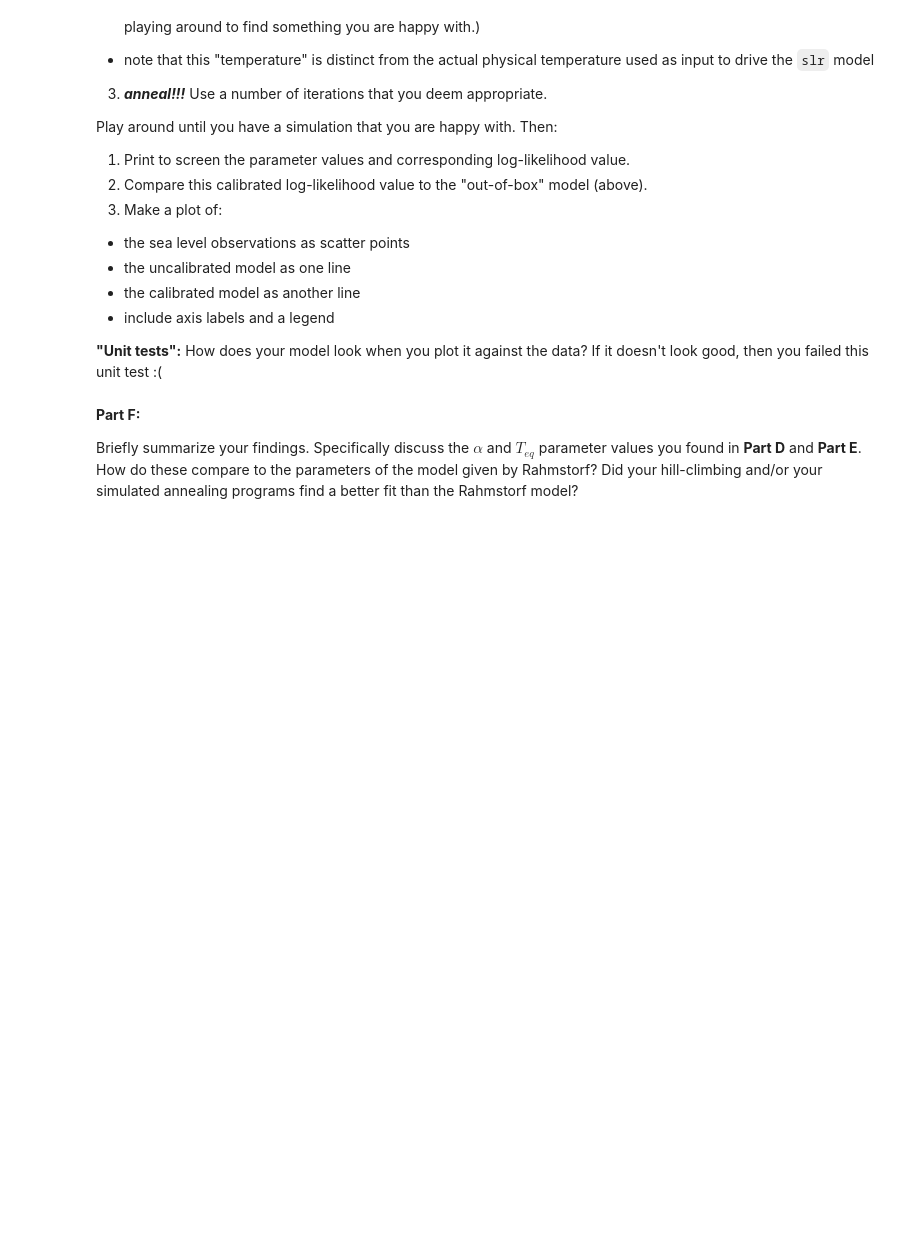
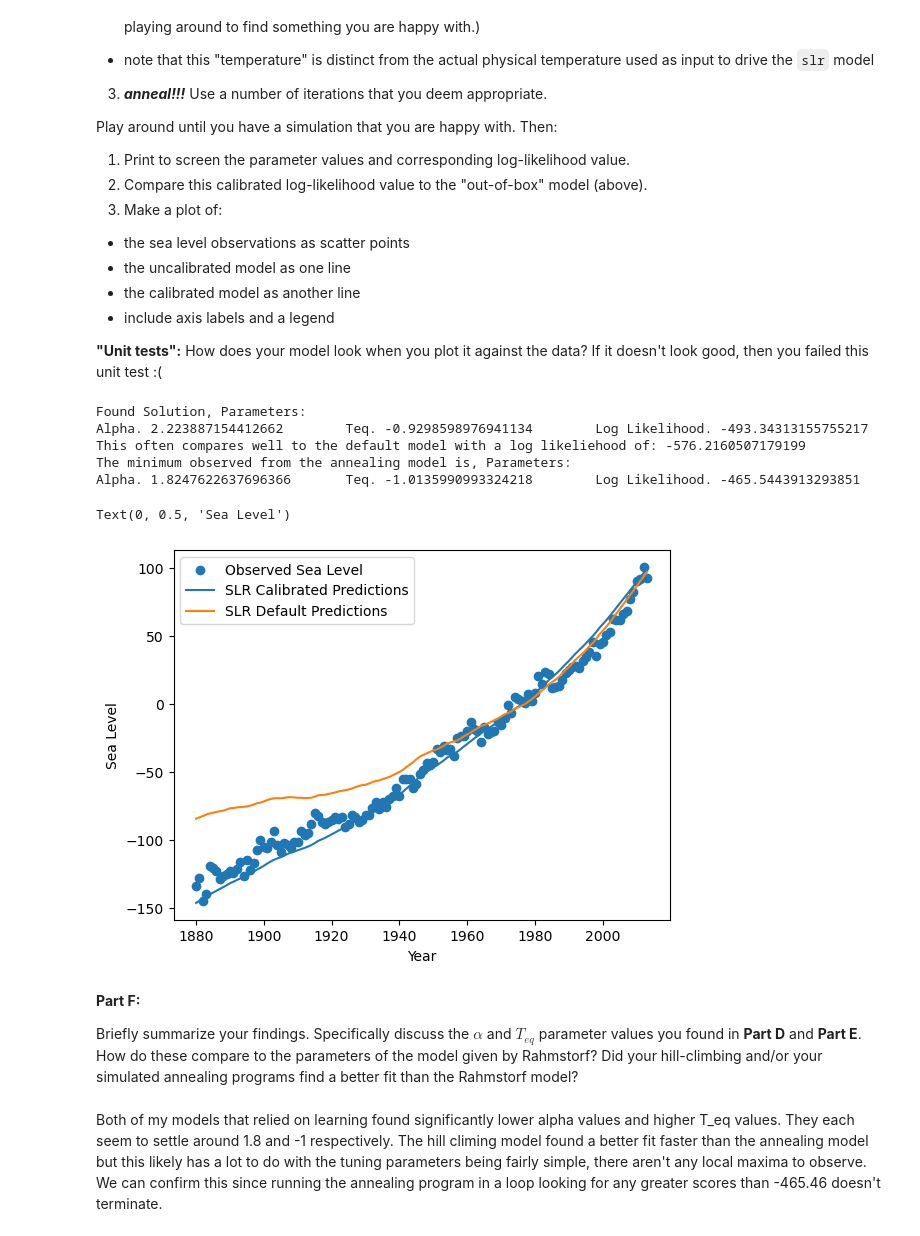
Before and after one commit to TyVanEssen/CSCI-3202-001-Introduction-to-Artificial-Intelligence, a Jupyter notebook: HW8/CSCI3202_HW8_Ty_VanEssen.ipynb, the cells around one changed output. Cells and saved outputs as stored; diff of their text form; code cells hidden in the pictures; blank space fills up the shorter version.

```diff
--- a/HW8/CSCI3202_HW8_Ty_VanEssen.ipynb
+++ b/HW8/CSCI3202_HW8_Ty_VanEssen.ipynb
@@ -438,4 +540,34 @@ Play around until you have a simulation that you are happy with.  Then:
+# %%
+# Your code here.
+problem = Problem_annealing(initial_state, log_likelihood, [0.01, 0.01], schedule)
+best_state: State = simulated_annealing(problem, 1000)
+# %%
+print("Found Solution, Parameters:\nAlpha. {}\tTeq. {}\tLog Likelihood. {}".format(best_state.alpha, best_state.Teq, best_state.score))
+print("This often compares well to the default model with a log likeliehood of:", log_likelihood([3.4, -0.5]))
+best_observed = State(1.8247622637696366, -1.0135990993324218, log_likelihood([1.8247622637696366, -1.0135990993324218]))
+
+print("The minimum observed from the annealing model is, Parameters:\nAlpha. {}\tTeq. {}\tLog Likelihood. {}".format(best_observed.alpha, best_observed.Teq, best_observed.score))
+
+plt.scatter(year, sealevel, label="Observed Sea Level")
+calibrated = slr(best_state.alpha, best_state.Teq, temperature)
+calibrated -= np.mean(calibrated[reference[0]:(reference[1]+1)])
+
+plt.plot(year, calibrated, label="SLR Calibrated Predictions")
+plt.plot(year, sealevel_sim, label="SLR Default Predictions")
+plt.legend()
+plt.xlabel("Year")
+plt.ylabel("Sea Level")
+# %% [output]
+Found Solution, Parameters:
+Alpha. 2.223887154412662        Teq. -0.9298598976941134        Log Likelihood. -493.34313155755217
+This often compares well to the default model with a log likeliehood of: -576.2160507179199
+The minimum observed from the annealing model is, Parameters:
+Alpha. 1.8247622637696366       Teq. -1.0135990993324218        Log Likelihood. -465.5443913293851
+Text(0, 0.5, 'Sea Level')
+[figure, added]
 # %% [markdown]
 **Part F:**
 
 Briefly summarize your findings. Specifically discuss the $\alpha$ and $T_{eq}$ parameter values you found in **Part D** and **Part E**. How do these compare to the parameters of the model given by Rahmstorf? Did your hill-climbing and/or your simulated annealing programs find a better fit than the Rahmstorf model?
+# %% [markdown]
+Both of my models that relied on learning found significantly lower alpha values and higher T_eq values. They each seem to settle around 1.8 and -1 respectively. The hill climing model found a better fit faster than the annealing model but this likely has a lot to do with the tuning parameters being fairly simple, there aren't any local maxima to observe. We can confirm this since running the annealing program in a loop looking for any greater scores than -465.46 doesn't terminate.
```
Also changed, not shown: parts of 18 cells of this notebook, 2 other files.
